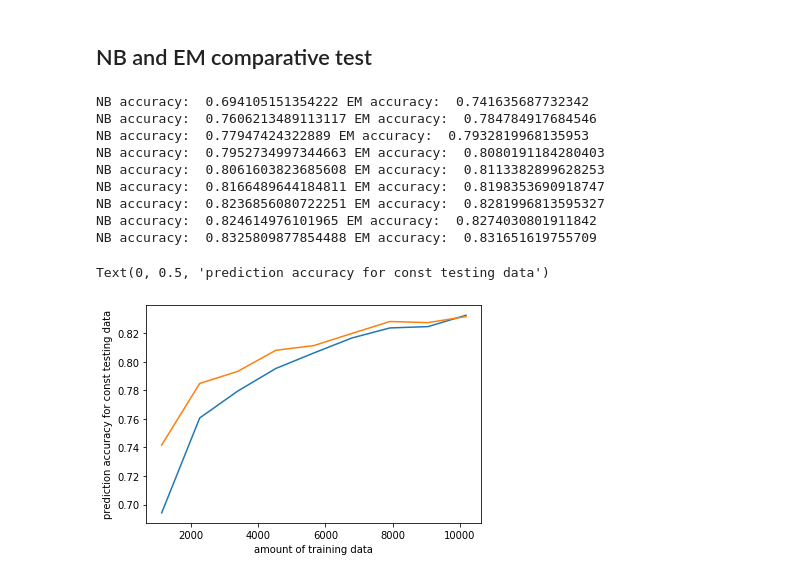
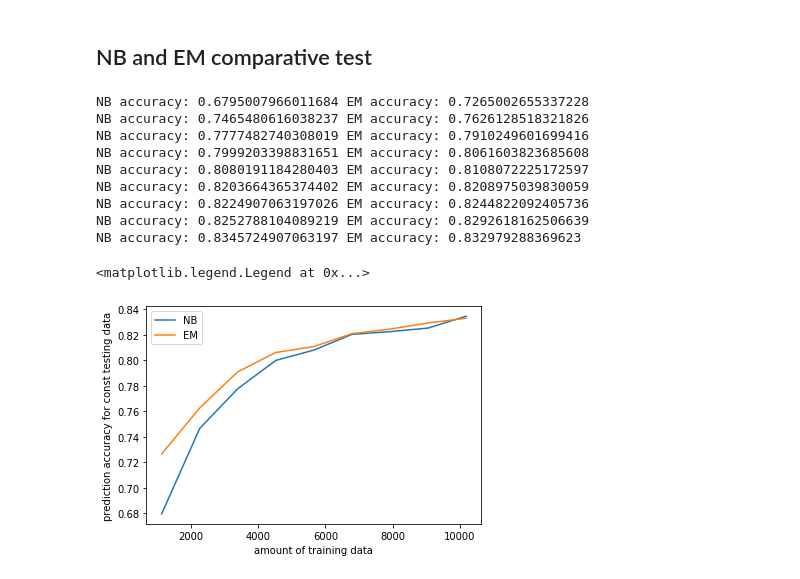
Before and after one commit to AdityaGovardhan/semi-supervised-learning, a Jupyter notebook: aditya_test_task_2.ipynb, the cells around one changed output. Drawn from its saved outputs; the diff is of its cells as text; code cells hidden in the pictures.

```diff
--- a/aditya_test_task_2.ipynb
+++ b/aditya_test_task_2.ipynb
@@ -47,6 +47,8 @@ def calculate_labelled_loss(class_prob, feature_prob, X_train_labelled, y_train_
 
 def perform_EM(X_train_labelled, y_train_labelled, X_train_unlabelled):
 
+    losses = list()
+
     multinomial_clf = MultinomialNB(alpha = 0.01)
     multinomial_clf.fit(X_train_labelled, y_train_labelled)
 
@@ -56,6 +58,8 @@ def perform_EM(X_train_labelled, y_train_labelled, X_train_unlabelled):
     old_loss = 0
     loss = -1 * (calculate_unlabeled_loss(class_prob, feature_prob, X_train_unlabelled)
               + calculate_labelled_loss(class_prob, feature_prob, X_train_labelled, y_train_labelled))
+
+    losses.append(loss)
 
     diff = loss - old_loss
 
@@ -80,9 +84,11 @@ def perform_EM(X_train_labelled, y_train_labelled, X_train_unlabelled):
         loss = -1 * (calculate_unlabeled_loss(class_prob, feature_prob, X_train_unlabelled)
                   + calculate_labelled_loss(class_prob, feature_prob, X_train_labelled, y_train_labelled))
 
+        losses.append(loss)
+
         diff = loss - old_loss
 
-    return multinomial_clf
+    return multinomial_clf, losses
 # %% [markdown]
 NB functions
 ------------
@@ -135,7 +141,7 @@ Expectation Maximization Test
 # %%
 # split training data into partially labelled and partially unlabelled for EM
 # https://scikit-learn.org/stable/modules/generated/sklearn.model_selection.train_test_split.html
-X_train_labelled, X_train_unlabelled, y_train_labelled, _ = train_test_split(X_train, y_train, train_size = 0.25)
+X_train_labelled, X_train_unlabelled, y_train_labelled, _ = train_test_split(X_train, y_train, train_size = 0.20)
 
 print(X_train_labelled.shape)
 print(X_train_unlabelled.shape)
@@ -147,5 +153,5 @@ print(y_train_labelled.shape)
 # %%
-em_trained_clf = perform_EM(X_train_labelled, y_train_labelled, X_train_unlabelled)
+em_trained_clf, losses = perform_EM(X_train_labelled, y_train_labelled, X_train_unlabelled)
 # %%
 y_test_predicted_em = em_trained_clf.predict(X_test)
 
@@ -158,43 +172,44 @@ NB and EM comparative test
 # %%
 step = 10
 percentages = range(step, 100, step)
 train_sizes = list()
 nb_accuracies = list()
 em_accuracies = list()
 
 for percentage in percentages:
 
     # EM
     X_train_labelled_loop, X_train_unlabelled_loop, y_train_labelled_loop, _ = train_test_split(X_train, y_train, train_size = percentage / 100)
-    em_trained_clf = perform_EM(X_train_labelled_loop, y_train_labelled_loop, X_train_unlabelled_loop)
+    em_trained_clf, _ = perform_EM(X_train_labelled_loop, y_train_labelled_loop, X_train_unlabelled_loop)
     y_test_predicted_em_loop = em_trained_clf.predict(X_test)
 
     em_accuracy = np.sum(y_test_predicted_em_loop == y_test_expected) / len(y_test_predicted_em_loop)
 
     # NB
     y_test_predicted_nb_loop = perform_naive_bayes(X_train_labelled_loop, y_train_labelled_loop, X_test)
 
     nb_accuracy = np.sum(y_test_predicted_nb_loop == y_test_expected) / len(y_test_predicted_nb_loop)
 
     print("NB accuracy:", nb_accuracy, "EM accuracy:", em_accuracy)
 
     train_sizes.append(y_train_labelled_loop.size)
     nb_accuracies.append(nb_accuracy)
     em_accuracies.append(em_accuracy)
 
-plt.plot(train_sizes, nb_accuracies)
-plt.plot(train_sizes, em_accuracies)
+plt.plot(train_sizes, nb_accuracies, label='NB')
+plt.plot(train_sizes, em_accuracies, label='EM')
 plt.xlabel("amount of training data")
 plt.ylabel("prediction accuracy for const testing data")
+plt.legend()
 # %% [output]
-NB accuracy:  0.694105151354222 EM accuracy:  0.741635687732342
-NB accuracy:  0.7606213489113117 EM accuracy:  0.784784917684546
-NB accuracy:  0.77947424322889 EM accuracy:  0.7932819968135953
-NB accuracy:  0.7952734997344663 EM accuracy:  0.8080191184280403
-NB accuracy:  0.8061603823685608 EM accuracy:  0.8113382899628253
-NB accuracy:  0.8166489644184811 EM accuracy:  0.8198353690918747
-NB accuracy:  0.8236856080722251 EM accuracy:  0.8281996813595327
-NB accuracy:  0.824614976101965 EM accuracy:  0.8274030801911842
-NB accuracy:  0.8325809877854488 EM accuracy:  0.831651619755709
+NB accuracy: 0.6795007966011684 EM accuracy: 0.7265002655337228
+NB accuracy: 0.7465480616038237 EM accuracy: 0.7626128518321826
+NB accuracy: 0.7777482740308019 EM accuracy: 0.7910249601699416
+NB accuracy: 0.7999203398831651 EM accuracy: 0.8061603823685608
+NB accuracy: 0.8080191184280403 EM accuracy: 0.8108072225172597
+NB accuracy: 0.8203664365374402 EM accuracy: 0.8208975039830059
+NB accuracy: 0.8224907063197026 EM accuracy: 0.8244822092405736
+NB accuracy: 0.8252788104089219 EM accuracy: 0.8292618162506639
+NB accuracy: 0.8345724907063197 EM accuracy: 0.832979288369623
-Text(0, 0.5, 'prediction accuracy for const testing data')
+<matplotlib.legend.Legend at 0x...>
-[figure, old version]
+[figure, new version]
```
Also changed, not shown: parts of 4 cells of this notebook.
